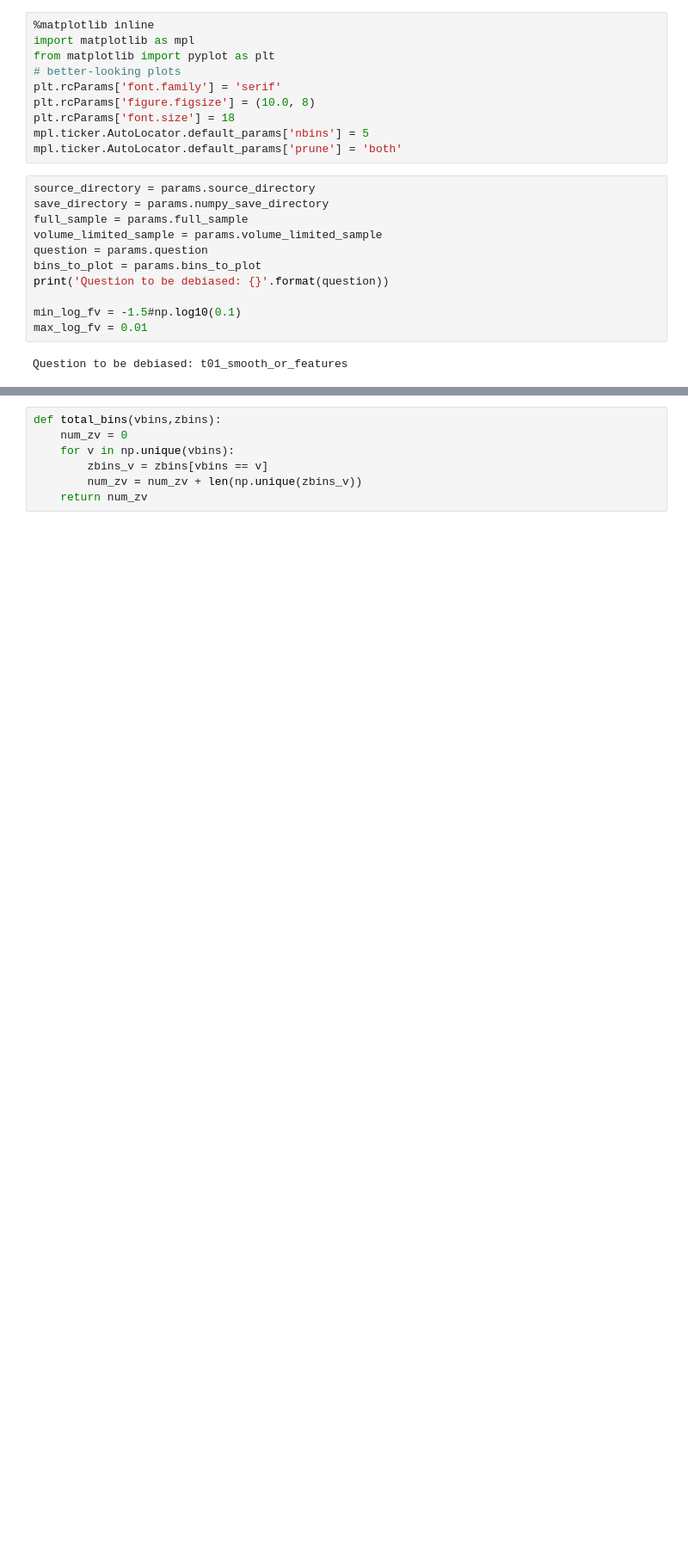
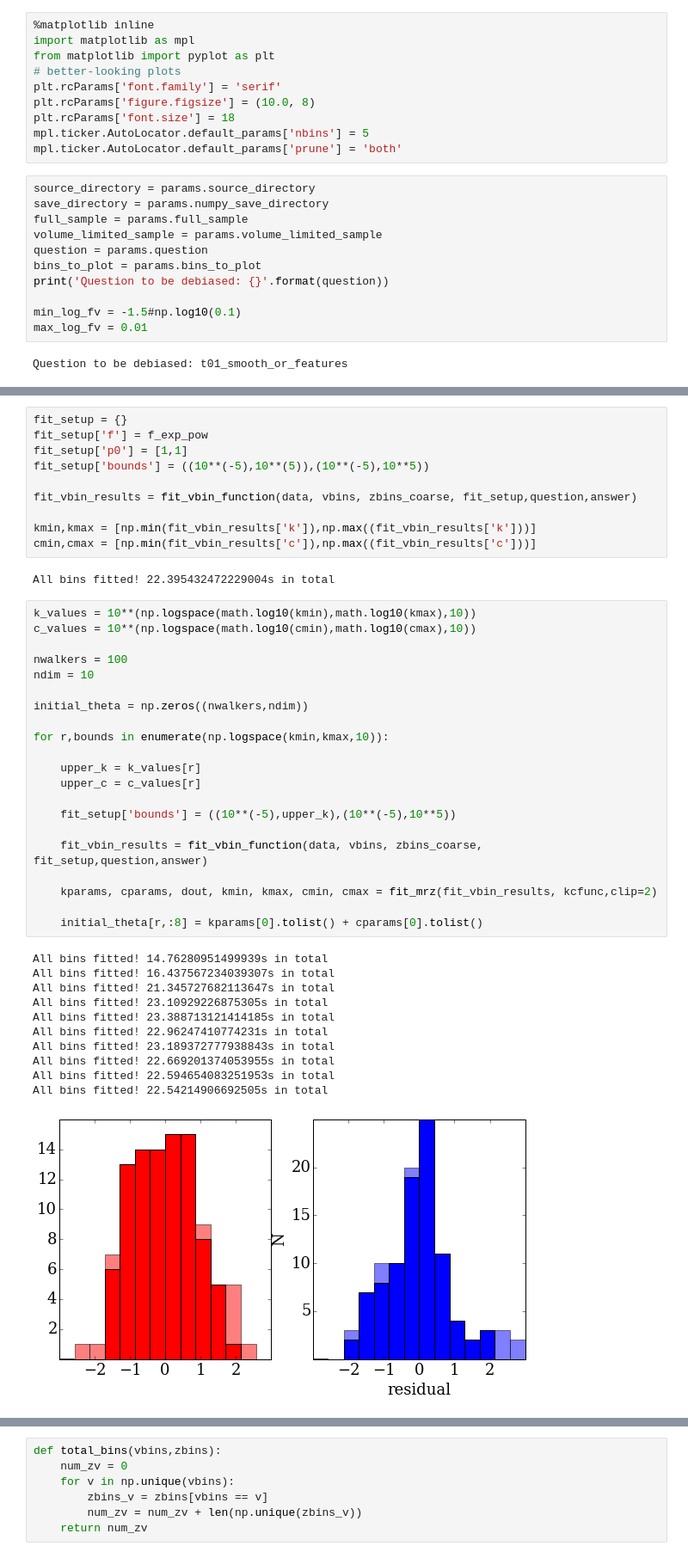
Before and after one commit to RossHart/Debiasing-testing-v2, a Jupyter notebook: Codes/debiasing_simultaneous_fitting.ipynb, the cells around one changed output, grey strips where cells are left out. Shown at 86% size. Cells and saved outputs as stored; diff of their text form; blank space fills up the shorter version.

```diff
--- a/Codes/debiasing_simultaneous_fitting.ipynb
+++ b/Codes/debiasing_simultaneous_fitting.ipynb
@@ -307,0 +173,45 @@ def bin_data(data,n_vbins=40,signal=100,plot=True):
+# %%
+fit_setup = {}
+fit_setup['f'] = f_exp_pow
+fit_setup['p0'] = [1,1]
+fit_setup['bounds'] = ((10**(-5),10**(5)),(10**(-5),10**5))
+
+fit_vbin_results = fit_vbin_function(data, vbins, zbins_coarse, fit_setup,question,answer)
+
+kmin,kmax = [np.min(fit_vbin_results['k']),np.max((fit_vbin_results['k']))]
+cmin,cmax = [np.min(fit_vbin_results['c']),np.max((fit_vbin_results['c']))]
+# %% [output]
+All bins fitted! 22.395432472229004s in total
+# %%
+k_values = 10**(np.logspace(math.log10(kmin),math.log10(kmax),10))
+c_values = 10**(np.logspace(math.log10(cmin),math.log10(cmax),10))
+
+nwalkers = 100
+ndim = 10
+
+initial_theta = np.zeros((nwalkers,ndim))
+
+for r,bounds in enumerate(np.logspace(kmin,kmax,10)):
+
+    upper_k = k_values[r]
+    upper_c = c_values[r]
+
+    fit_setup['bounds'] = ((10**(-5),upper_k),(10**(-5),10**5))
+
+    fit_vbin_results = fit_vbin_function(data, vbins, zbins_coarse, fit_setup,question,answer)
+
+    kparams, cparams, dout, kmin, kmax, cmin, cmax = fit_mrz(fit_vbin_results, kcfunc,clip=2)
+
+    initial_theta[r,:8] = kparams[0].tolist() + cparams[0].tolist()
+# %% [output]
+All bins fitted! 14.76280951499939s in total
+All bins fitted! 16.437567234039307s in total
+All bins fitted! 21.345727682113647s in total
+All bins fitted! 23.10929226875305s in total
+All bins fitted! 23.388713121414185s in total
+All bins fitted! 22.96247410774231s in total
+All bins fitted! 23.189372777938843s in total
+All bins fitted! 22.669201374053955s in total
+All bins fitted! 22.594654083251953s in total
+All bins fitted! 22.54214906692505s in total
+[figure, added]
```
Also changed, not shown: parts of 26 cells of this notebook, 4 other files.
